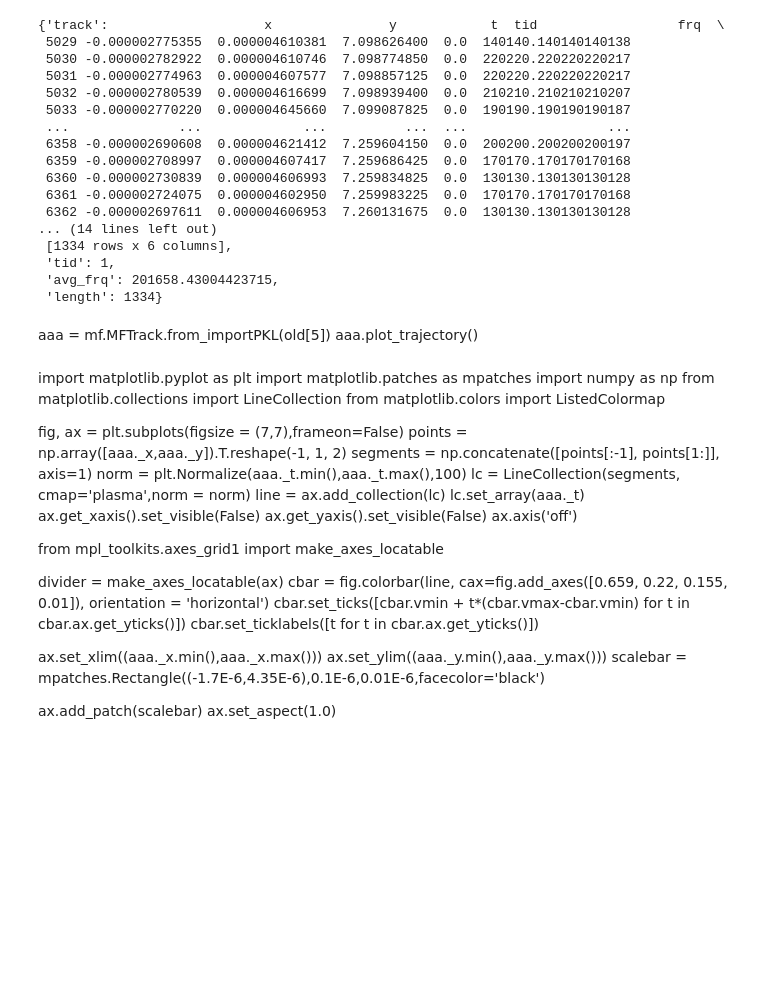
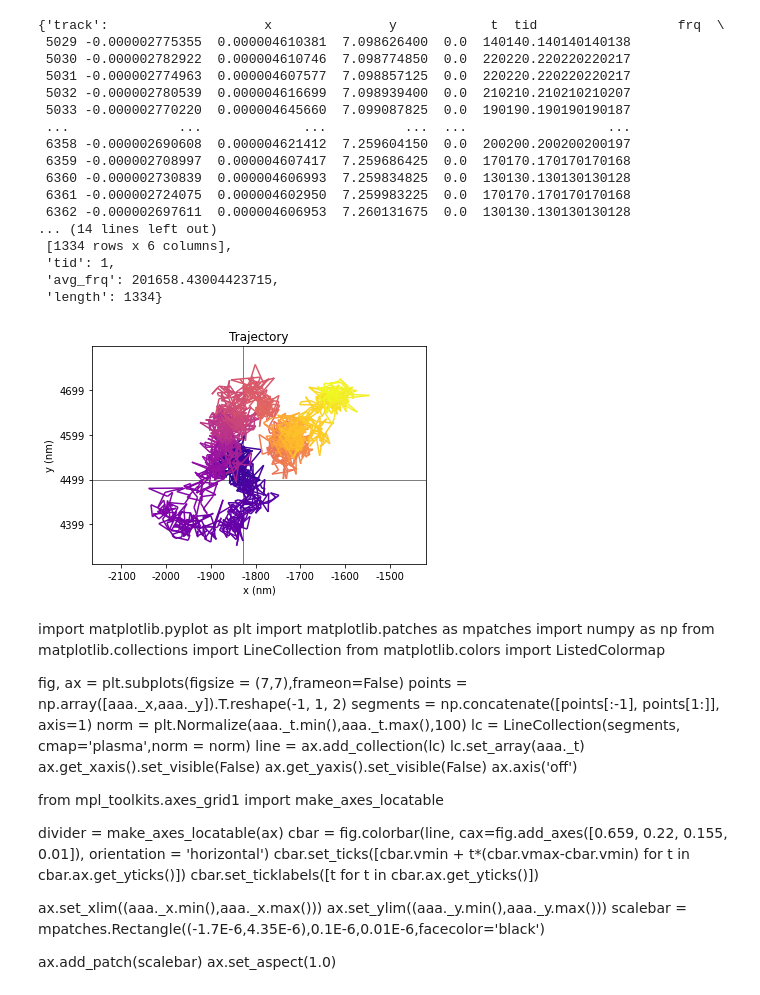
Before and after one commit to FReina/TRAIT2D, a Jupyter notebook: testfeatures.ipynb, the cells around one changed output. Cells and saved outputs as stored; diff of their text form; code cells hidden in the pictures; blank space fills up the shorter version.

```diff
--- a/testfeatures.ipynb
+++ b/testfeatures.ipynb
@@ -52,9 +50,11 @@ old[1]
  'tid': 1,
  'avg_frq': 201658.43004423715,
  'length': 1334}
-# %% [markdown]
-aaa = mf.MFTrack.from_importPKL(old[5])
-aaa.plot_trajectory()
+# %%
+aaa = mf.MFTrack.from_importPKL(old[5])
+aaa.plot_trajectory()
+# %% [output]
+[figure, added]
 # %% [markdown]
 import matplotlib.pyplot as plt
 import matplotlib.patches as mpatches
```
Also changed, not shown: parts of 11 cells of this notebook, 1 other file.
